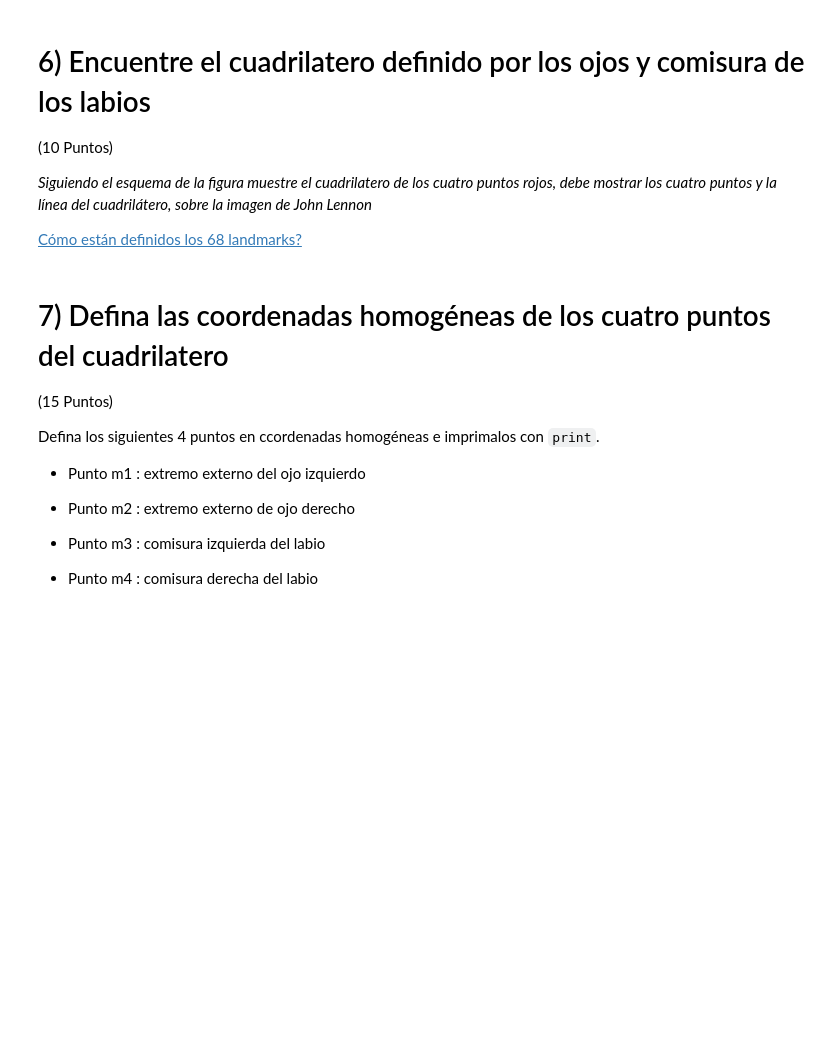
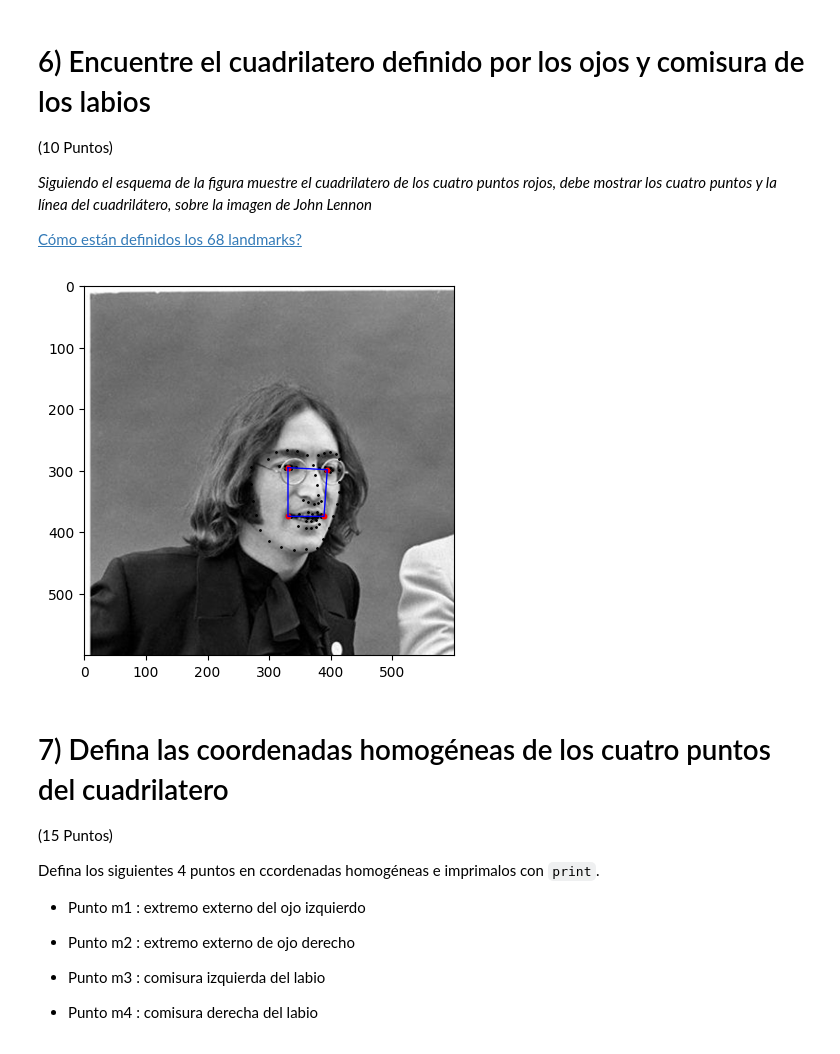
Before and after one commit to G2JL/Computer_Vision, a Jupyter notebook: 1902172_VC_A1_Puntos_lineas.ipynb, the cells around one changed output. Cells and saved outputs as stored; diff of their text form; code cells hidden in the pictures; blank space fills up the shorter version.

```diff
--- a/1902172_VC_A1_Puntos_lineas.ipynb
+++ b/1902172_VC_A1_Puntos_lineas.ipynb
@@ -102,3 +239,37 @@ Help: [Cómo cargar archivos npy ?](https://www.google.com/search?q=como+cargar+
+# %%
+ # PREGUNTA 6: ESCRIBA CODIGO AQUI
+
+# -> Almacenamiento de los puntos de las comisuras de los labios y ojos
+#    como variables para manejar mas facilmente la información
+comisura_izq_x,comisura_izq_y = LM_x[0,48], LM_y[0,48]
+comisura_der_x,comisura_der_y = LM_x[0,54], LM_y[0,54]
+
+ojo_izq_x_OG, ojo_izq_y_OG = LM_x[0,36], LM_y[0,36]
+ojo_der_x_OG, ojo_der_y_OG = LM_x[0,45], LM_y[0,45]
+
+# ->  En esta parte realice un promedio de los 4 puntos mas cercanos al centro
+#     del ojo para obtener una mejor representacion del centro del ojo (EXTRA)
+ojo_izq_x =  (LM_x[0,37] + LM_x[0,38] + LM_x[0,40] + LM_x[0,41]) / 4
+ojo_izq_y = (LM_y[0,37] + LM_y[0,38] + LM_y[0,40] + LM_y[0,41]) / 4
+
+ojo_der_x = (LM_x[0,43] + LM_x[0,44] + LM_x[0,46] + LM_x[0,47]) / 4
+ojo_der_y = (LM_y[0,43] + LM_y[0,44] + LM_y[0,46] + LM_y[0,47]) / 4
+
+sqr_x = [ojo_izq_x, ojo_der_x, comisura_der_x, comisura_izq_x, ojo_izq_x]
+sqr_y = [ojo_izq_y, ojo_der_y, comisura_der_y, comisura_izq_y, ojo_izq_y]
+
+# ----Mostar puntos y cuadrilatero sobre la imagen de John Lennon ----
+I = cv2.imread('JohnLennon.jpg')
+plt.imshow(I)
+
+plt.scatter(x, y, s=1,c='black', label="68 Landmarks")
+plt.plot(sqr_x, sqr_y, c='blue', linewidth=1, label="Cuadrilátero")  # Línea cerrada
+
+plt.scatter(sqr_x, sqr_y, s=10, c='red', label="ojos y comisura de los labios")  # Puntos en rojo
+
+plt.show()
+# %% [output]
+[figure, added]
 # %% [markdown]
 # 7) Defina las coordenadas homogéneas de los cuatro puntos del cuadrilatero
 
```
Also changed, not shown: parts of 15 cells of this notebook.
